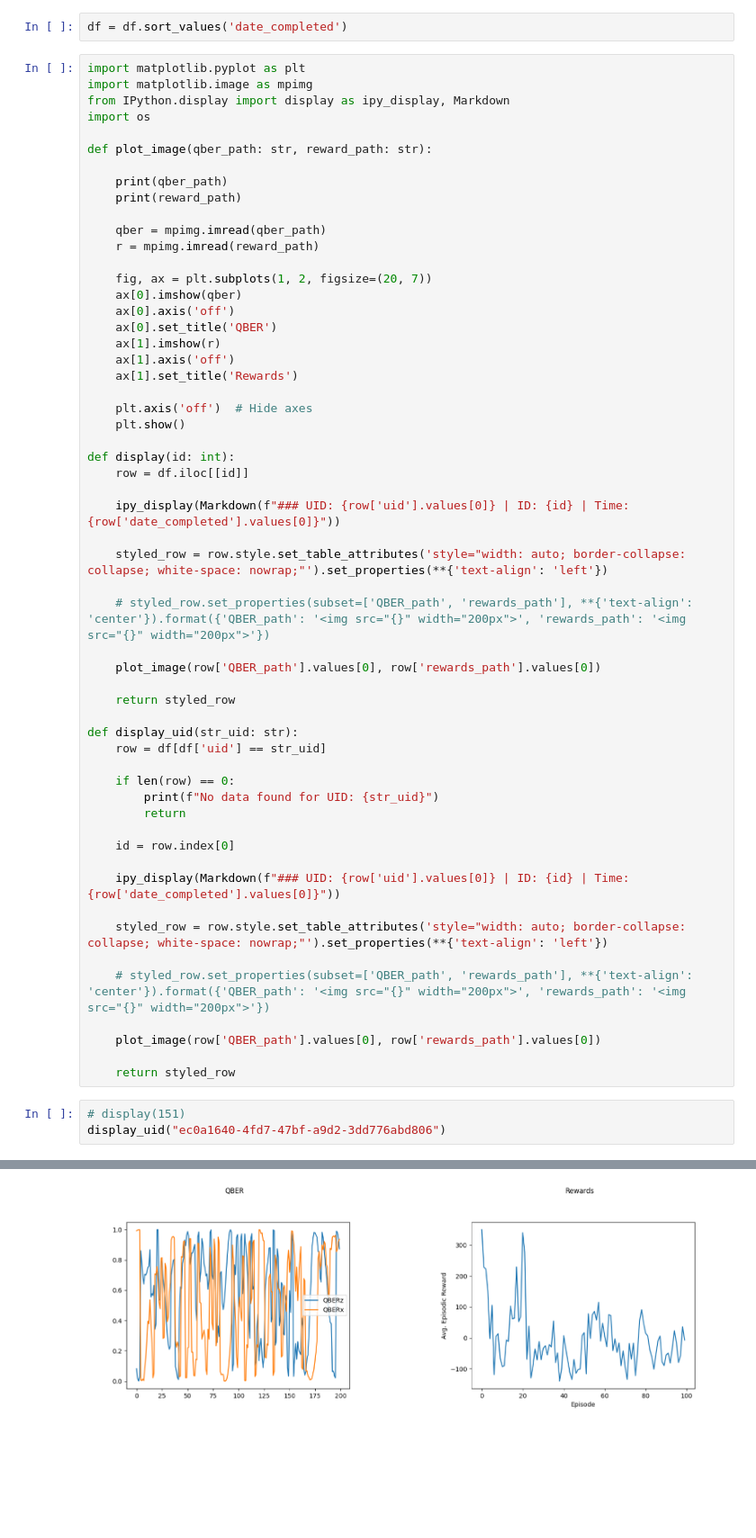
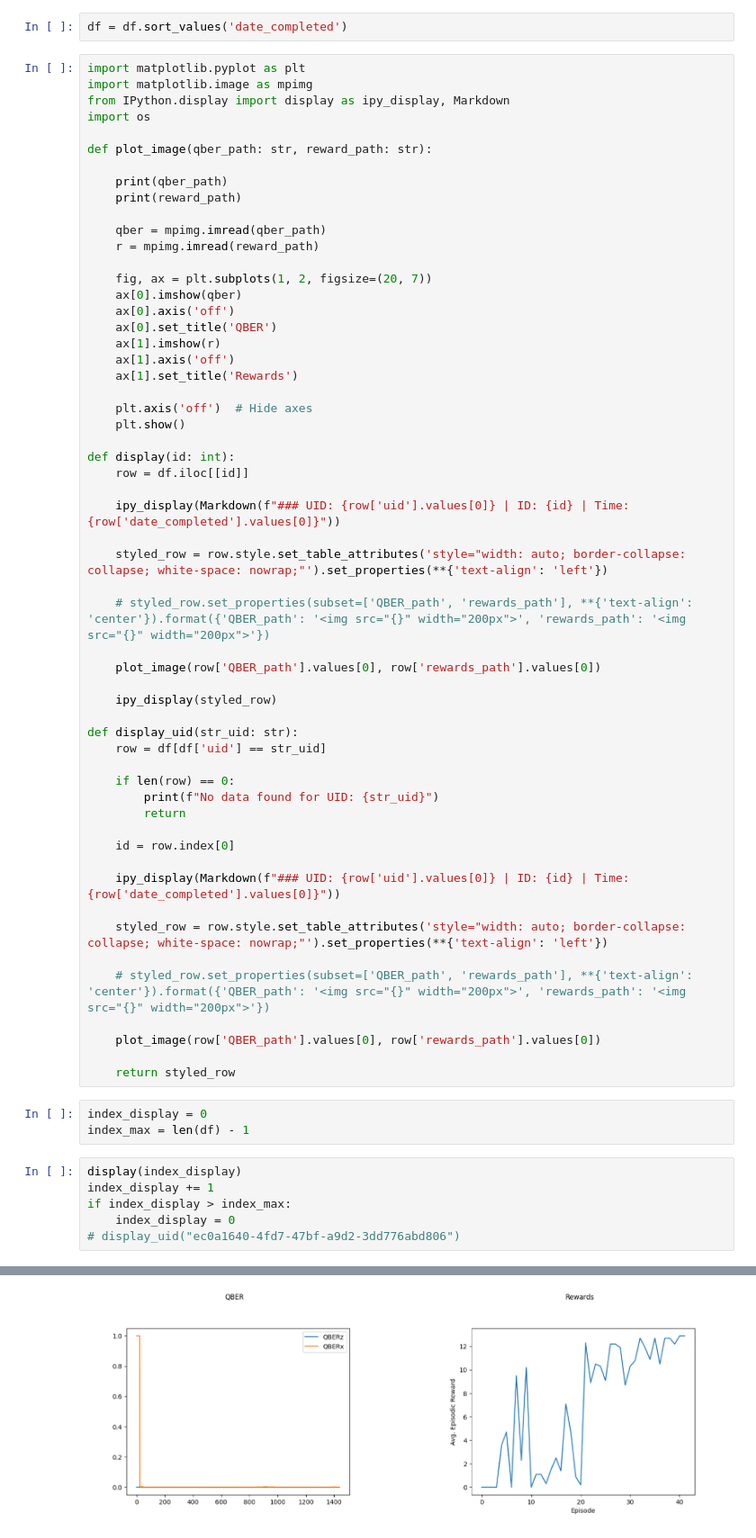
Before and after one commit to callmechristian/qnctrl, a Jupyter notebook: preview_output.ipynb, the cells around one changed output, grey strips where cells are left out. Shown at 90% size. Saved outputs shown, nothing was run; the diff lists cells and outputs as text; blank space fills up the shorter version.

```diff
--- a/preview_output.ipynb
+++ b/preview_output.ipynb
@@ -84,7 +84,7 @@ def display(id: int):
 
     plot_image(row['QBER_path'].values[0], row['rewards_path'].values[0])
 
-    return styled_row
+    ipy_display(styled_row)
 
 def display_uid(str_uid: str):
     row = df[df['uid'] == str_uid]
@@ -104,7 +104,13 @@ def display_uid(str_uid: str):
     plot_image(row['QBER_path'].values[0], row['rewards_path'].values[0])
 
     return styled_row
+# %%
+index_display = 0
+index_max = len(df) - 1
 # %%
-# display(151)
-display_uid("ec0a1640-4fd7-47bf-a9d2-3dd776abd806")
+display(index_display)
+index_display += 1
+if index_display > index_max:
+    index_display = 0
+# display_uid("ec0a1640-4fd7-47bf-a9d2-3dd776abd806")
 # %% [output]
@@ -114,2 +120,2 @@ display_uid("ec0a1640-4fd7-47bf-a9d2-3dd776abd806")
-[figure, old version]
+[figure, new version]
 |  | uid | params_path | QBER_path | rewards_path | date_completed | total_episodes | gamma | tau | ... |
```
Also changed, not shown: parts of 4 cells of this notebook, 3 other files.
